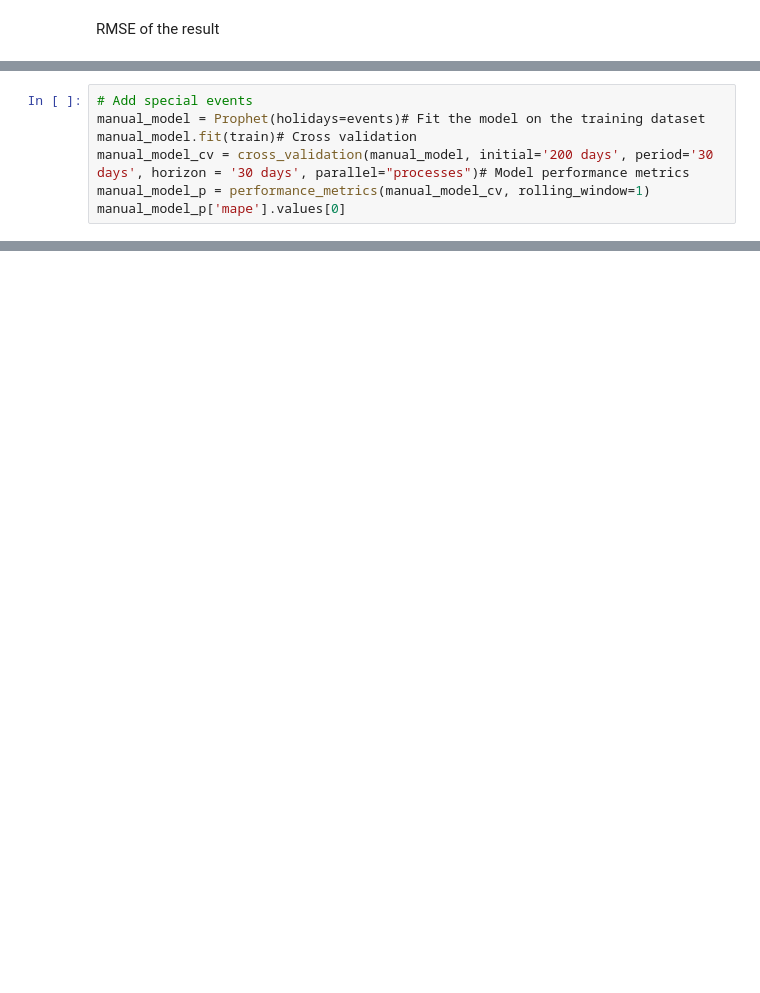
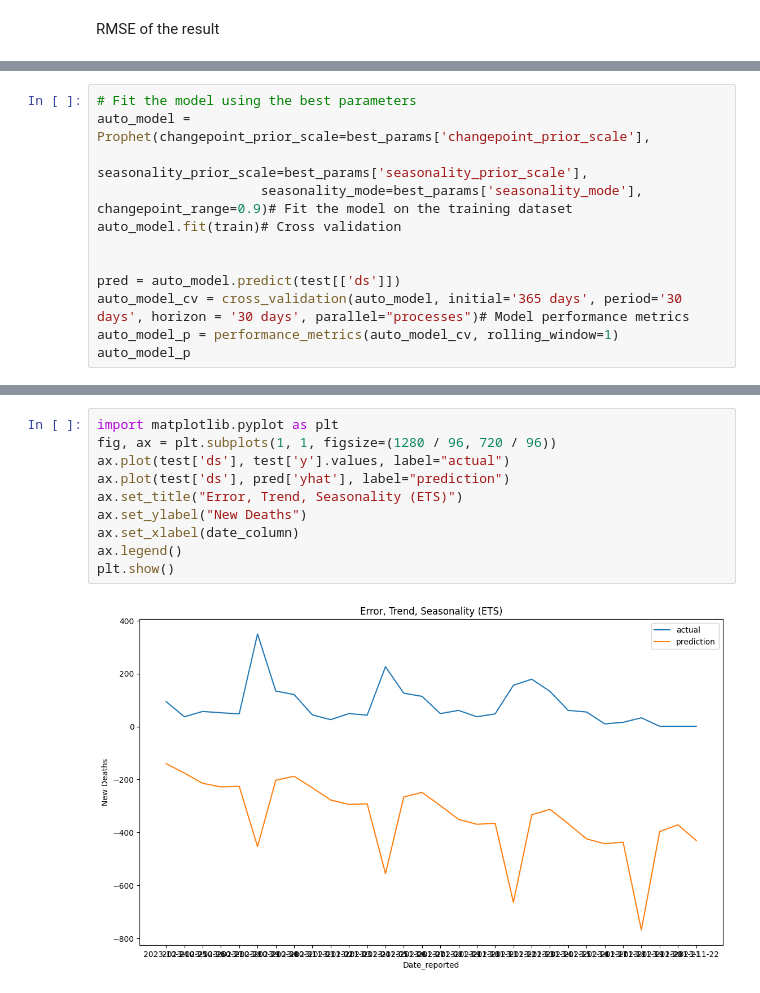
Before and after one commit to samuell07/timeseries-forecasting, a Jupyter notebook: covid_deaths/models/covid-deaths-prophet.ipynb, the cells around one changed output, grey strips where cells are left out. Drawn from its saved outputs; the diff is of its cells as text; blank space fills up the shorter version.

```diff
--- a/covid_deaths/models/covid-deaths-prophet.ipynb
+++ b/covid_deaths/models/covid-deaths-prophet.ipynb
@@ -149,8 +160,13 @@ events
 # %%
-# Add special events
-manual_model = Prophet(holidays=events)# Fit the model on the training dataset
-manual_model.fit(train)# Cross validation
-manual_model_cv = cross_validation(manual_model, initial='200 days', period='30 days', horizon = '30 days', parallel="processes")# Model performance metrics
-manual_model_p = performance_metrics(manual_model_cv, rolling_window=1)
-manual_model_p['mape'].values[0]
+# Fit the model using the best parameters
+auto_model = Prophet(changepoint_prior_scale=best_params['changepoint_prior_scale'],
+                     seasonality_prior_scale=best_params['seasonality_prior_scale'],
+                     seasonality_mode=best_params['seasonality_mode'], changepoint_range=0.9)# Fit the model on the training dataset
+auto_model.fit(train)# Cross validation
+
+
+pred = auto_model.predict(test[['ds']])
+auto_model_cv = cross_validation(auto_model, initial='365 days', period='30 days', horizon = '30 days', parallel="processes")# Model performance metrics
+auto_model_p = performance_metrics(auto_model_cv, rolling_window=1)
+auto_model_p
 # %% [output]
@@ -174,0 +223,12 @@ Seasonality has period of 365.25 days which is larger than initial window. Consi
+# %%
+import matplotlib.pyplot as plt
+fig, ax = plt.subplots(1, 1, figsize=(1280 / 96, 720 / 96))
+ax.plot(test['ds'], test['y'].values, label="actual")
+ax.plot(test['ds'], pred['yhat'], label="prediction")
+ax.set_title("Error, Trend, Seasonality (ETS)")
+ax.set_ylabel("New Deaths")
+ax.set_xlabel(date_column)
+ax.legend()
+plt.show()
+# %% [output]
+[figure, added]
```
Also changed, not shown: parts of 20 cells of this notebook, 14 other files.
